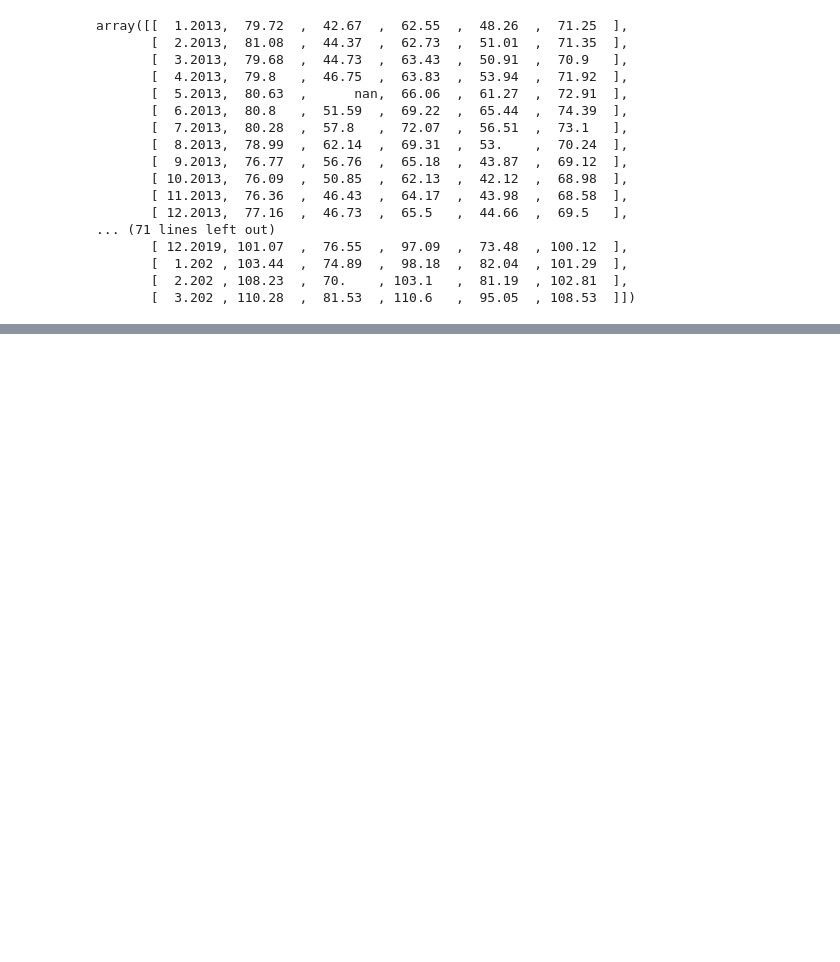
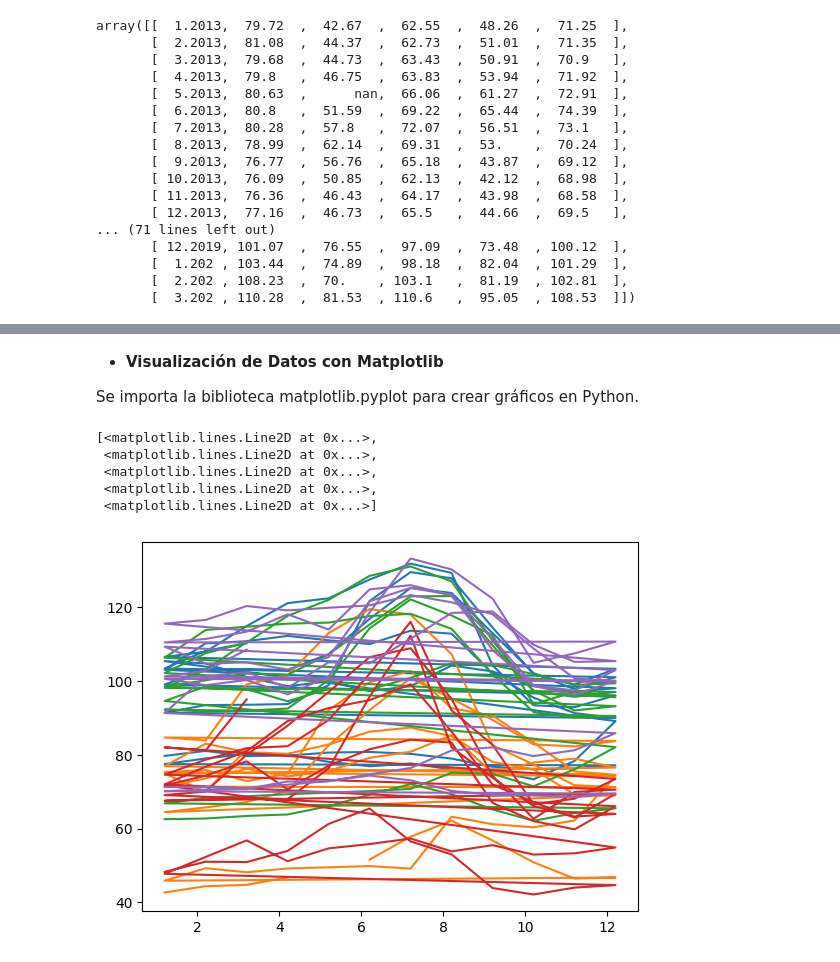
Before and after one commit to VivianQui/NumPy, a Jupyter notebook: numpy.ipynb, the cells around one changed output, grey strips where cells are left out. Drawn from its saved outputs; the diff is of its cells as text; code cells hidden in the pictures; blank space fills up the shorter version.

```diff
--- a/numpy.ipynb
+++ b/numpy.ipynb
@@ -57,0 +64,3 @@ datos_transpuestos = datos.T
+# %%
+fechas = datos_transpuestos[:,0]    # [filas,columnas]
+fechas
@@ -57,0 +81,3 @@ datos_transpuestos = datos.T
+# %%
+precios = datos_transpuestos[:,1:]   # [filas, dede la columna uno(1) hasta la última]
+precios
@@ -57,0 +102,15 @@ datos_transpuestos = datos.T
+# %% [markdown]
+*  **Visualización de Datos con Matplotlib**
+
+Se importa la biblioteca matplotlib.pyplot para crear gráficos en Python.
+# %%
+import matplotlib.pyplot as plt
+
+plt.plot(fechas,precios)    # plt.plot(x,y)
+# %% [output]
+[<matplotlib.lines.Line2D at 0x...>,
+ <matplotlib.lines.Line2D at 0x...>,
+ <matplotlib.lines.Line2D at 0x...>,
+ <matplotlib.lines.Line2D at 0x...>,
+ <matplotlib.lines.Line2D at 0x...>]
+[figure, added]
```
Also changed, not shown: parts of 20 cells of this notebook.
